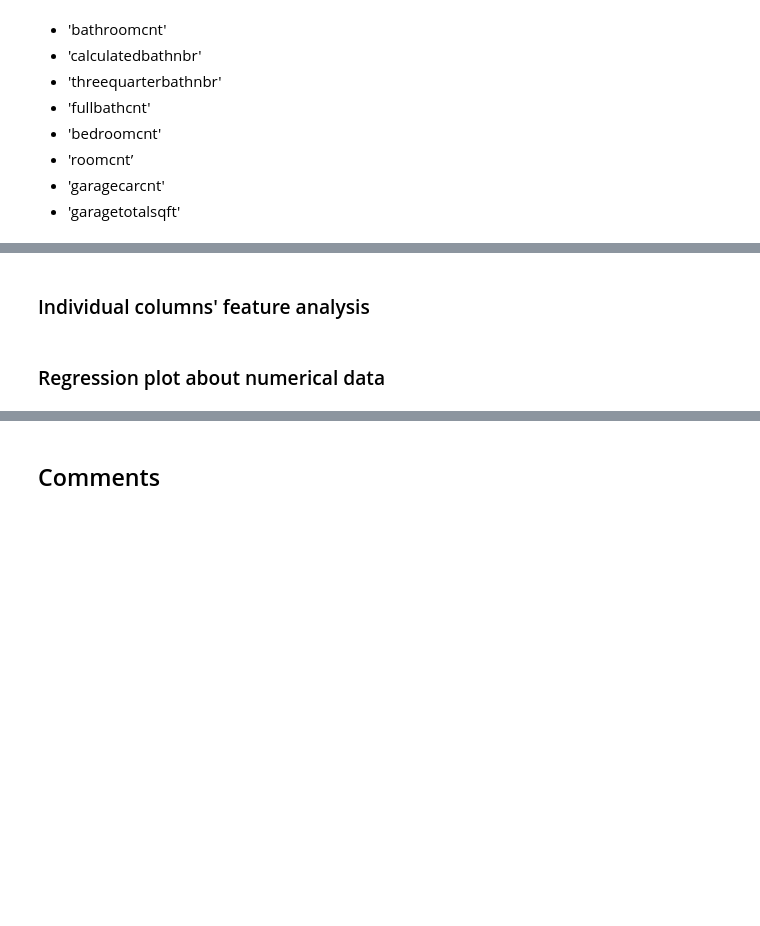
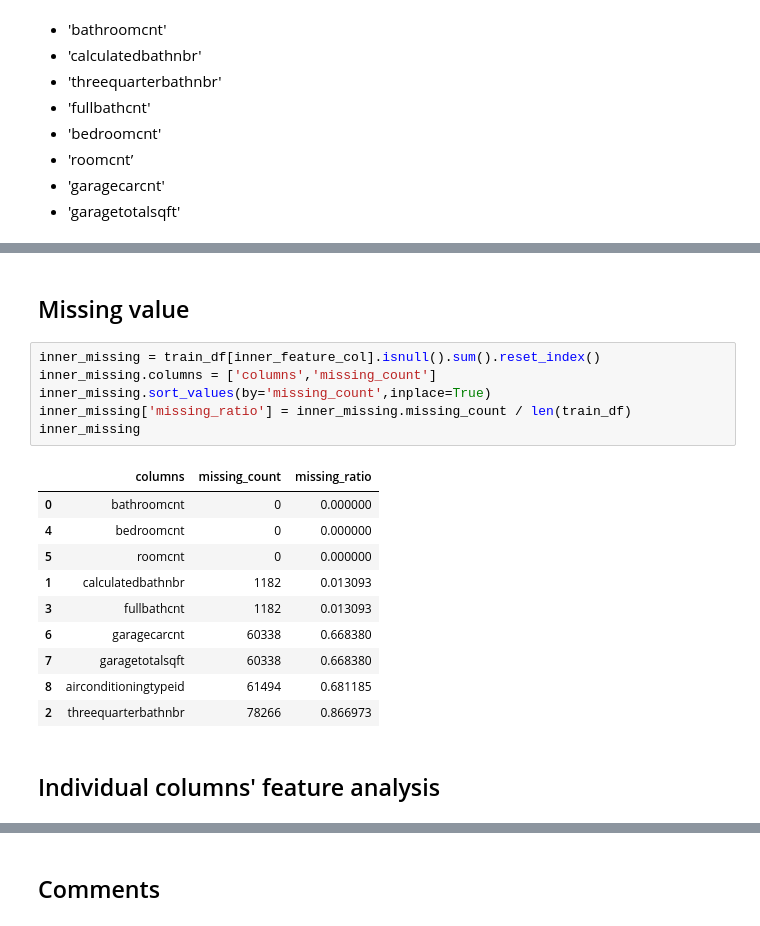
Before and after one commit to hskimim/data-analysis-tutorial, a Jupyter notebook: zillow_prize_estimation/Inner_feature.ipynb, the cells around one changed output, grey strips where cells are left out. Drawn from its saved outputs; the diff is of its cells as text; blank space fills up the shorter version.

Commit message:
update about dss

```diff
--- a/zillow_prize_estimation/Inner_feature.ipynb
+++ b/zillow_prize_estimation/Inner_feature.ipynb
@@ -89,4 +97,21 @@ Number of outer_feature_col:  8
+# %% [markdown]
+## Missing value
+# %%
+inner_missing = train_df[inner_feature_col].isnull().sum().reset_index()
+inner_missing.columns = ['columns','missing_count']
+inner_missing.sort_values(by='missing_count',inplace=True)
+inner_missing['missing_ratio'] = inner_missing.missing_count / len(train_df)
+inner_missing
+# %% [output]
+|  | columns | missing_count | missing_ratio |
+| 0 | bathroomcnt | 0 | 0.000000 |
+| 4 | bedroomcnt | 0 | 0.000000 |
+| 5 | roomcnt | 0 | 0.000000 |
+| 1 | calculatedbathnbr | 1182 | 0.013093 |
+| 3 | fullbathcnt | 1182 | 0.013093 |
+| 6 | garagecarcnt | 60338 | 0.668380 |
+| 7 | garagetotalsqft | 60338 | 0.668380 |
+| 8 | airconditioningtypeid | 61494 | 0.681185 |
+| 2 | threequarterbathnbr | 78266 | 0.866973 |
 # %% [markdown]
-### Individual columns' feature analysis
+## Individual columns' feature analysis
-# %% [markdown]
-### Regression plot about numerical data
```
Also changed, not shown: parts of 14 cells of this notebook, 3 other files.
